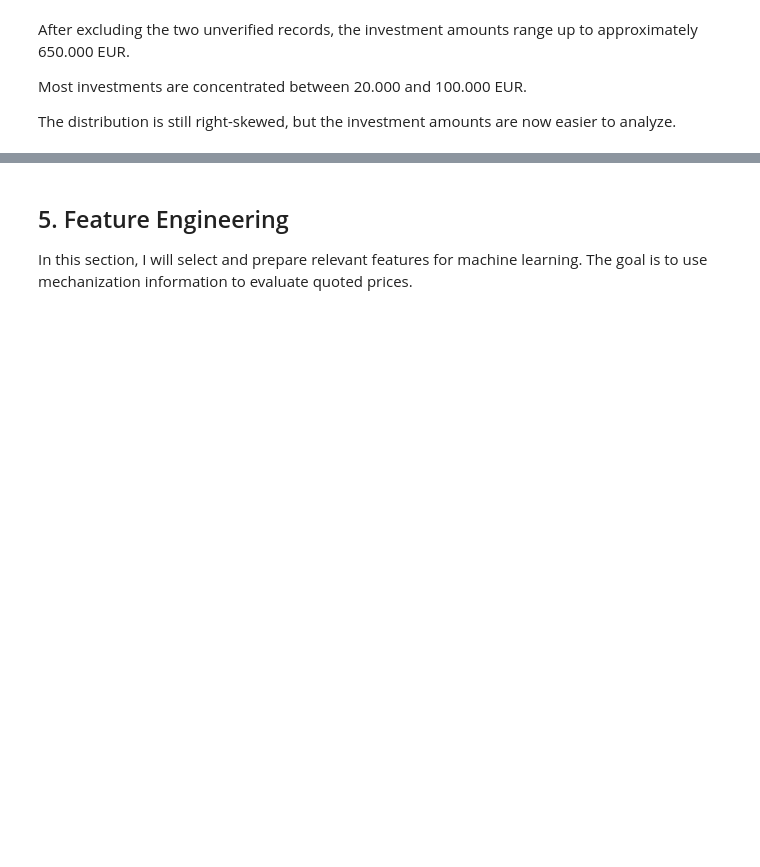
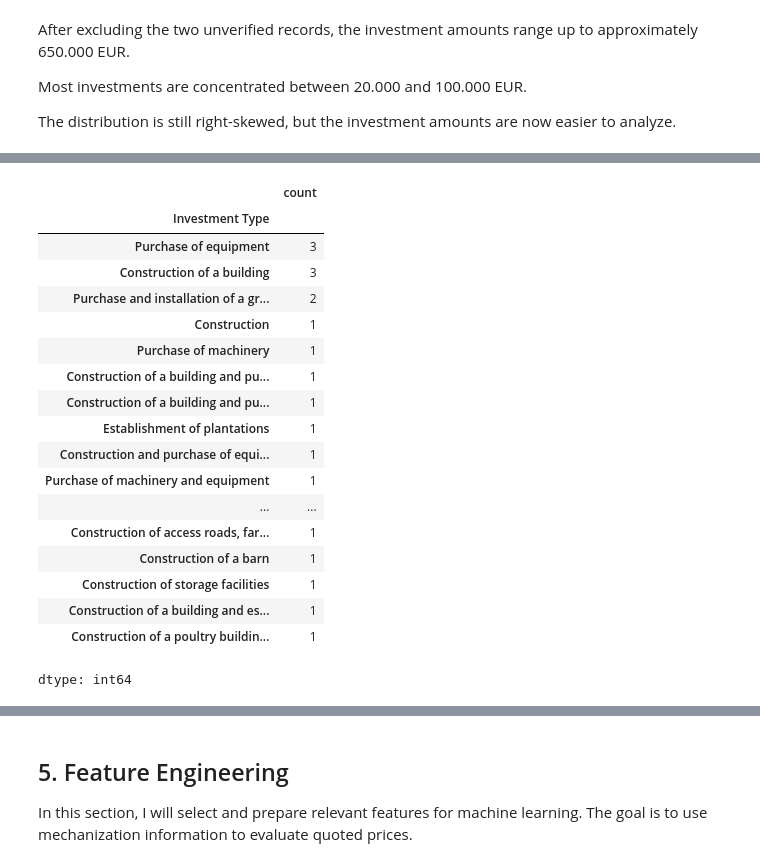
Before and after one commit to milatovicdanka90-maker/dsb_capstone, a Jupyter notebook: 01_EDA.ipynb, the cells around one changed output, grey strips where cells are left out. Drawn from its saved outputs; the diff is of its cells as text; code cells hidden in the pictures; blank space fills up the shorter version.

```diff
--- a/01_EDA.ipynb
+++ b/01_EDA.ipynb
@@ -781,0 +926,27 @@ The distribution is still right-skewed, but the investment amounts are now easie
+# %%
+# I want to check investment types above 600,000 EUR
+
+high_investments = investments_clean[
+    investments_clean[investment_col] > 600000]
+
+high_investments["Investment Type"].value_counts()
+# %% [output]
+|  | count |
+| Investment Type |  |
+| Purchase of equipment | 3 |
+| Construction of a building | 3 |
+| Purchase and installation of a gr... | 2 |
+| Construction | 1 |
+| Purchase of machinery | 1 |
+| Construction of a building and pu... | 1 |
+| Construction of a building and pu... | 1 |
+| Establishment of plantations | 1 |
+| Construction and purchase of equi... | 1 |
+| Purchase of machinery and equipment | 1 |
+| ... | ... |
+| Construction of access roads, far... | 1 |
+| Construction of a barn | 1 |
+| Construction of storage facilities | 1 |
+| Construction of a building and es... | 1 |
+| Construction of a poultry buildin... | 1 |
+dtype: int64
```
Also changed, not shown: parts of 17 cells of this notebook.
